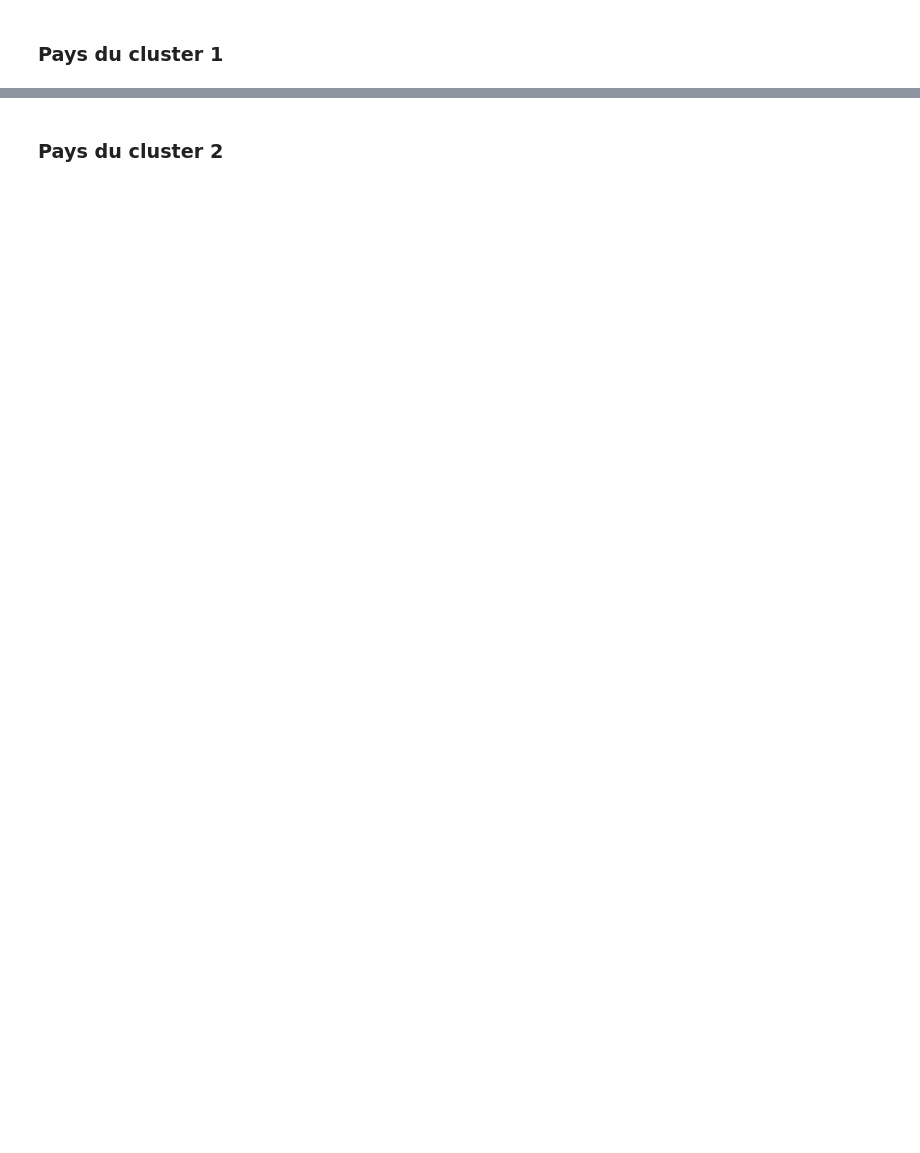
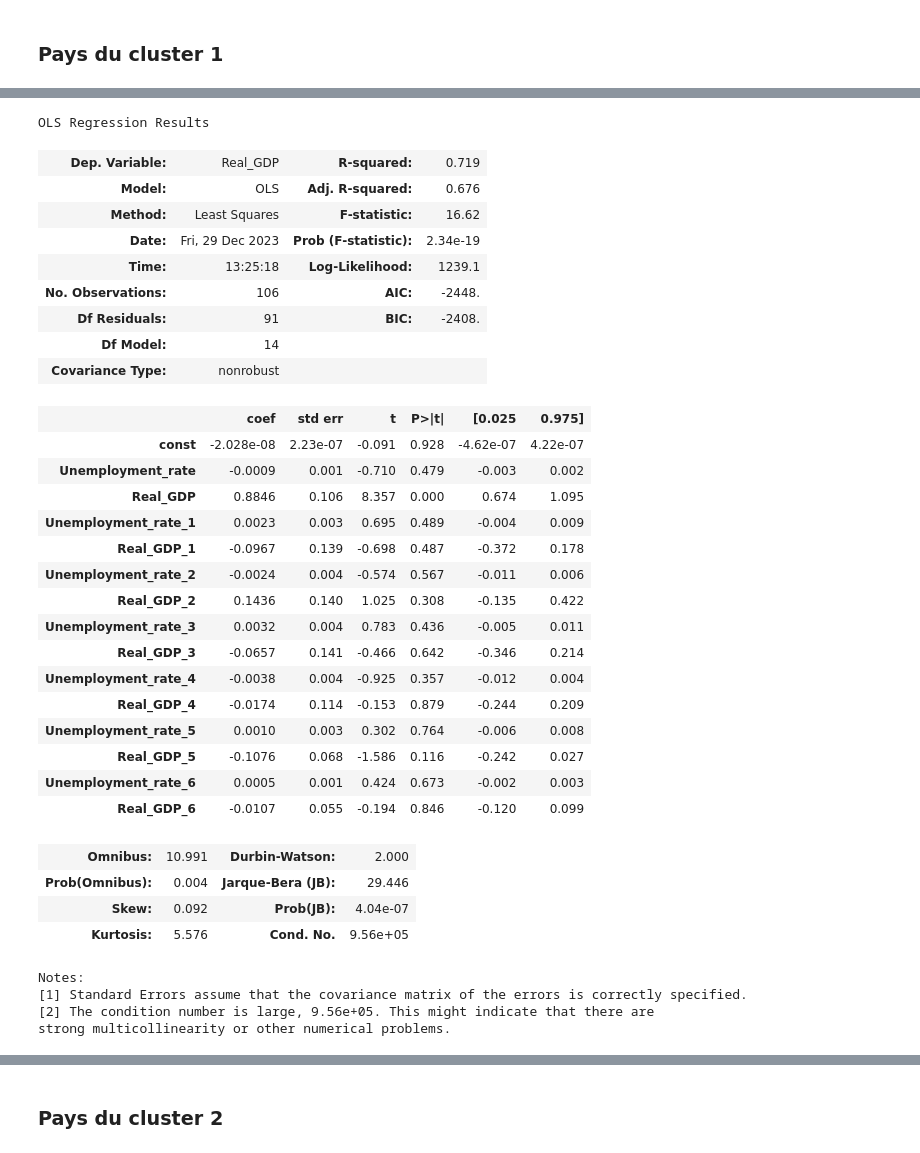
Before and after one commit to Marimar4/Projet-Python, a Jupyter notebook: monmodule/Modélisation.ipynb, the cells around one changed output, grey strips where cells are left out. Saved outputs shown, nothing was run; the diff lists cells and outputs as text; code cells hidden in the pictures; blank space fills up the shorter version.

```diff
--- a/monmodule/Modélisation.ipynb
+++ b/monmodule/Modélisation.ipynb
@@ -488,0 +436,4 @@ country_code1 = list_random_countries[0]
+# %%
+# Définir les lags appropriés (le nombre de premiers pics en dehors de l'intervalle de confiance, nombre maximal entre graphe ACF et graphe PACF)
+lags_ur_1 = 6  # Lags pour Diff_Unemployment_rate
+lags_gdp_1 = 0  # Lags pour Diff_Real_GDP
@@ -488,0 +444,38 @@ country_code1 = list_random_countries[0]
+# %%
+country1_model = ARDLAnalysis(country_code1, df_unemployment, df_gdp, lags_ur_1, lags_gdp_1)
+country1_model.fit_ardl_model()
+# %% [output]
+OLS Regression Results
+| Dep. Variable: | Real_GDP | R-squared: | 0.719 |
+| Model: | OLS | Adj. R-squared: | 0.676 |
+| Method: | Least Squares | F-statistic: | 16.62 |
+| Date: | Fri, 29 Dec 2023 | Prob (F-statistic): | 2.34e-19 |
+| Time: | 13:25:18 | Log-Likelihood: | 1239.1 |
+| No. Observations: | 106 | AIC: | -2448. |
+| Df Residuals: | 91 | BIC: | -2408. |
+| Df Model: | 14 |  |  |
+| Covariance Type: | nonrobust |  |  |
+|  | coef | std err | t | P>|t| | [0.025 | 0.975] |
+| const | -2.028e-08 | 2.23e-07 | -0.091 | 0.928 | -4.62e-07 | 4.22e-07 |
+| Unemployment_rate | -0.0009 | 0.001 | -0.710 | 0.479 | -0.003 | 0.002 |
+| Real_GDP | 0.8846 | 0.106 | 8.357 | 0.000 | 0.674 | 1.095 |
+| Unemployment_rate_1 | 0.0023 | 0.003 | 0.695 | 0.489 | -0.004 | 0.009 |
+| Real_GDP_1 | -0.0967 | 0.139 | -0.698 | 0.487 | -0.372 | 0.178 |
+| Unemployment_rate_2 | -0.0024 | 0.004 | -0.574 | 0.567 | -0.011 | 0.006 |
+| Real_GDP_2 | 0.1436 | 0.140 | 1.025 | 0.308 | -0.135 | 0.422 |
+| Unemployment_rate_3 | 0.0032 | 0.004 | 0.783 | 0.436 | -0.005 | 0.011 |
+| Real_GDP_3 | -0.0657 | 0.141 | -0.466 | 0.642 | -0.346 | 0.214 |
+| Unemployment_rate_4 | -0.0038 | 0.004 | -0.925 | 0.357 | -0.012 | 0.004 |
+| Real_GDP_4 | -0.0174 | 0.114 | -0.153 | 0.879 | -0.244 | 0.209 |
+| Unemployment_rate_5 | 0.0010 | 0.003 | 0.302 | 0.764 | -0.006 | 0.008 |
+| Real_GDP_5 | -0.1076 | 0.068 | -1.586 | 0.116 | -0.242 | 0.027 |
+| Unemployment_rate_6 | 0.0005 | 0.001 | 0.424 | 0.673 | -0.002 | 0.003 |
+| Real_GDP_6 | -0.0107 | 0.055 | -0.194 | 0.846 | -0.120 | 0.099 |
+| Omnibus: | 10.991 | Durbin-Watson: | 2.000 |
+| Prob(Omnibus): | 0.004 | Jarque-Bera (JB): | 29.446 |
+| Skew: | 0.092 | Prob(JB): | 4.04e-07 |
+| Kurtosis: | 5.576 | Cond. No. | 9.56e+05 |
+Notes:
+[1] Standard Errors assume that the covariance matrix of the errors is correctly specified.
+[2] The condition number is large, 9.56e+05. This might indicate that there are
+strong multicollinearity or other numerical problems.
```
Also changed, not shown: parts of 31 cells of this notebook, 1 other file.
